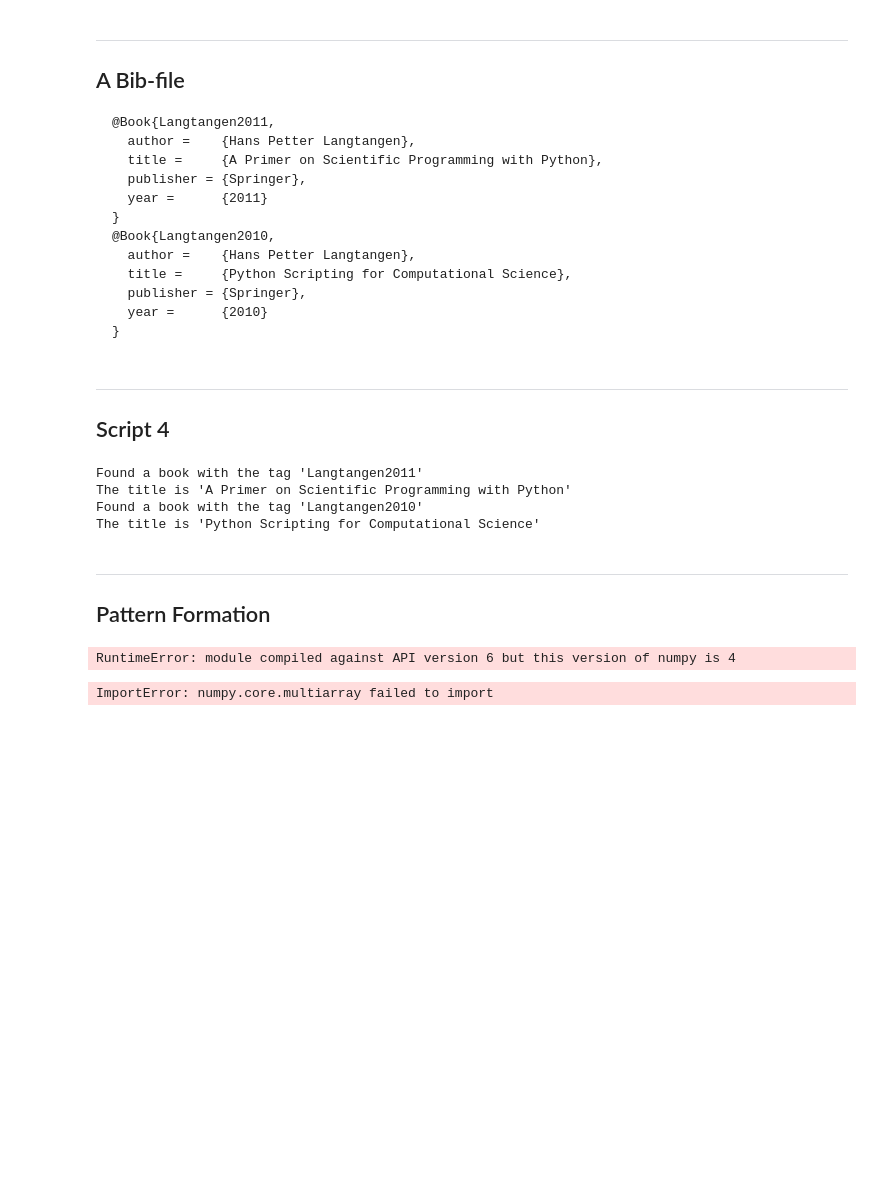
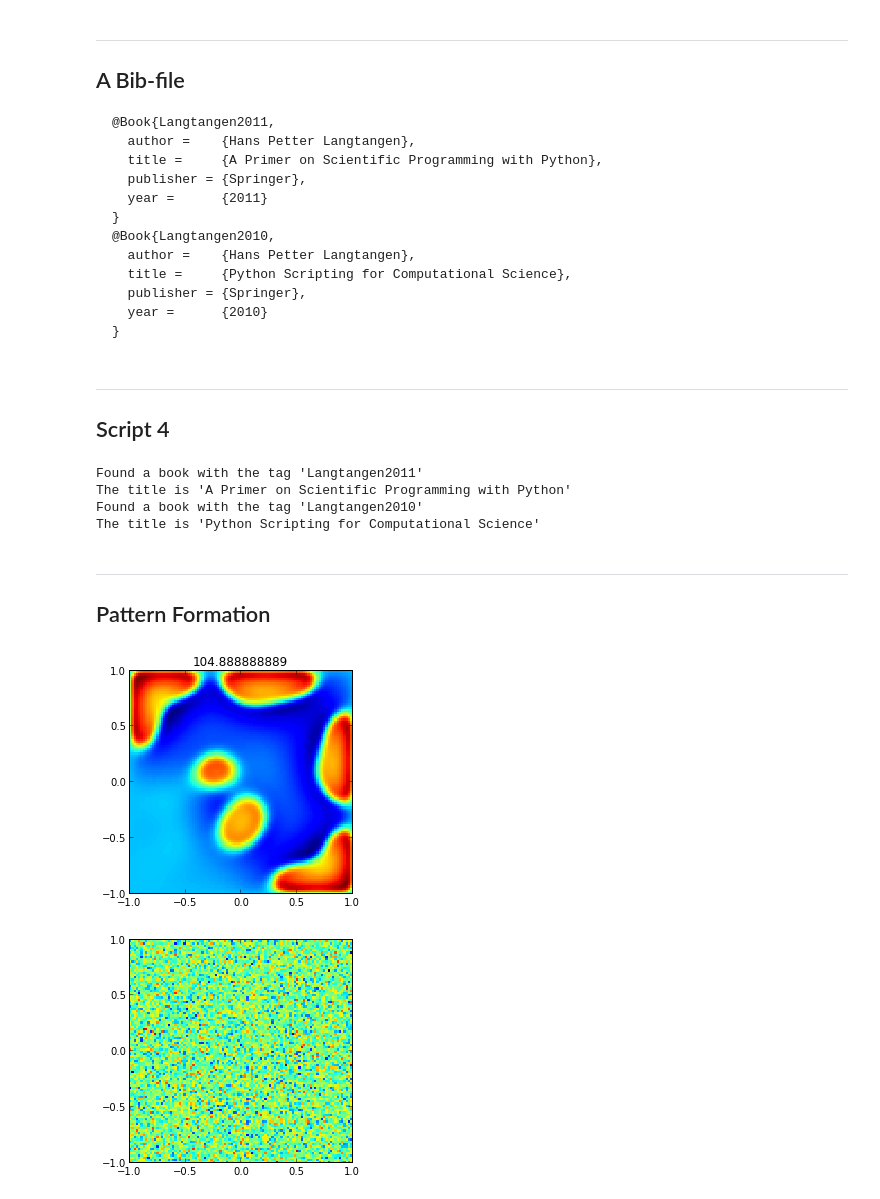
Before and after one commit to pyHPC/pyhpc-tutorial, a Jupyter notebook: 01_Introducing_Python.ipynb, the cells around one changed output. Cells and saved outputs as stored; diff of their text form; code cells hidden in the pictures; blank space fills up the shorter version.

Commit message:
Fixing ketch's example to use ipython updates

```diff
--- a/01_Introducing_Python.ipynb
+++ b/01_Introducing_Python.ipynb
@@ -352,6 +352,9 @@ The title is 'Python Scripting for Computational Science'
 Pattern Formation
 ------------------
 # %%
+from IPython.display import clear_output
+
+
 """Pattern formation code
 
     Solves the pair of PDEs:
@@ -362,7 +365,7 @@ Pattern Formation
 #import matplotlib
 #matplotlib.use('TkAgg')
 import numpy as np
-import matplotlib.pyplot as plt
+#import matplotlib.pyplot as plt
 from scipy.sparse import spdiags,linalg,eye
 from time import sleep
 
@@ -413,41 +416,44 @@ Y,X = np.meshgrid(y,x)
 # Initial data
 u=np.random.randn(m,m)/2.;
 v=np.random.randn(m,m)/2.;
-plt.hold(False)
+hold(False)
 plt.pcolormesh(x,y,u)
 plt.colorbar; plt.axis('image');
 plt.draw()
 u=u.reshape(-1)
 v=v.reshape(-1)
 
 A=five_pt_laplacian_sparse(m,-1.,1.);
 II=eye(m*m,m*m)
 
 t=0.
 dt=h/delta/5.;
-plt.ion()
+fig, ax = plt.subplots()
+plt.colorbar
 
 #Now step forward in time
 for k in range(120):
     #Simple (1st-order) operator splitting:
     u = linalg.spsolve(II-dt*delta*Du*A,u)
     v = linalg.spsolve(II-dt*delta*Dv*A,v)
 
     unew=u+dt*f(u,v);
     v   =v+dt*g(u,v);
     u=unew;
     t=t+dt;
 
     #Plot every 3rd frame
     if k/3==float(k)/3:
         U=u.reshape((m,m))
-        plt.pcolormesh(x,y,U)
-        plt.colorbar
-        plt.axis('image')
-	plt.title(str(t))
-        plt.draw()
+        ax.pcolormesh(x,y,U)
+        #ax.colorbar
+        ax.axis('image')
+        ax.set_title(str(t))
+        #ax.draw()
+        clear_output()
+        display(fig)
 
-plt.ioff()
+plt.close()
 # %% [output]
-RuntimeError: module compiled against API version 6 but this version of numpy is 4
-ImportError: numpy.core.multiarray failed to import
+[figure, added]
+[figure, added]
```
